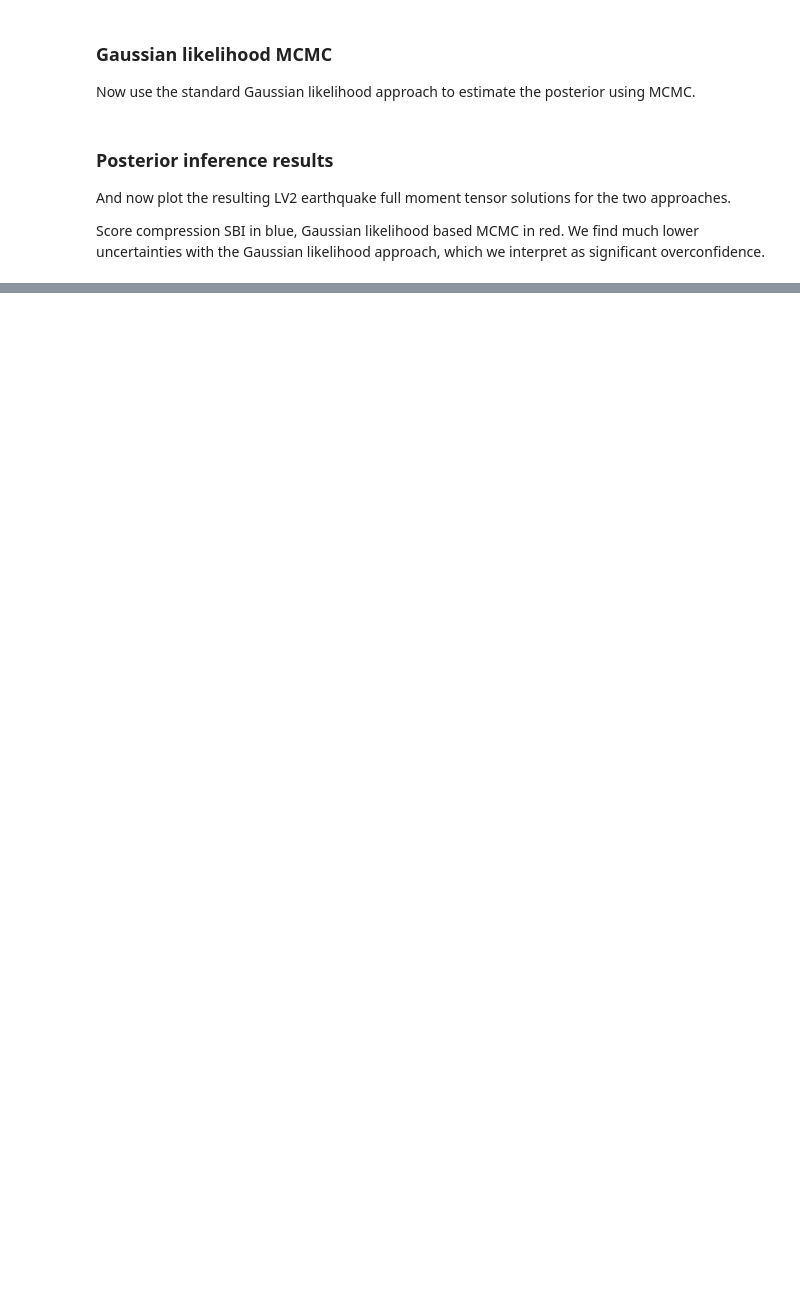
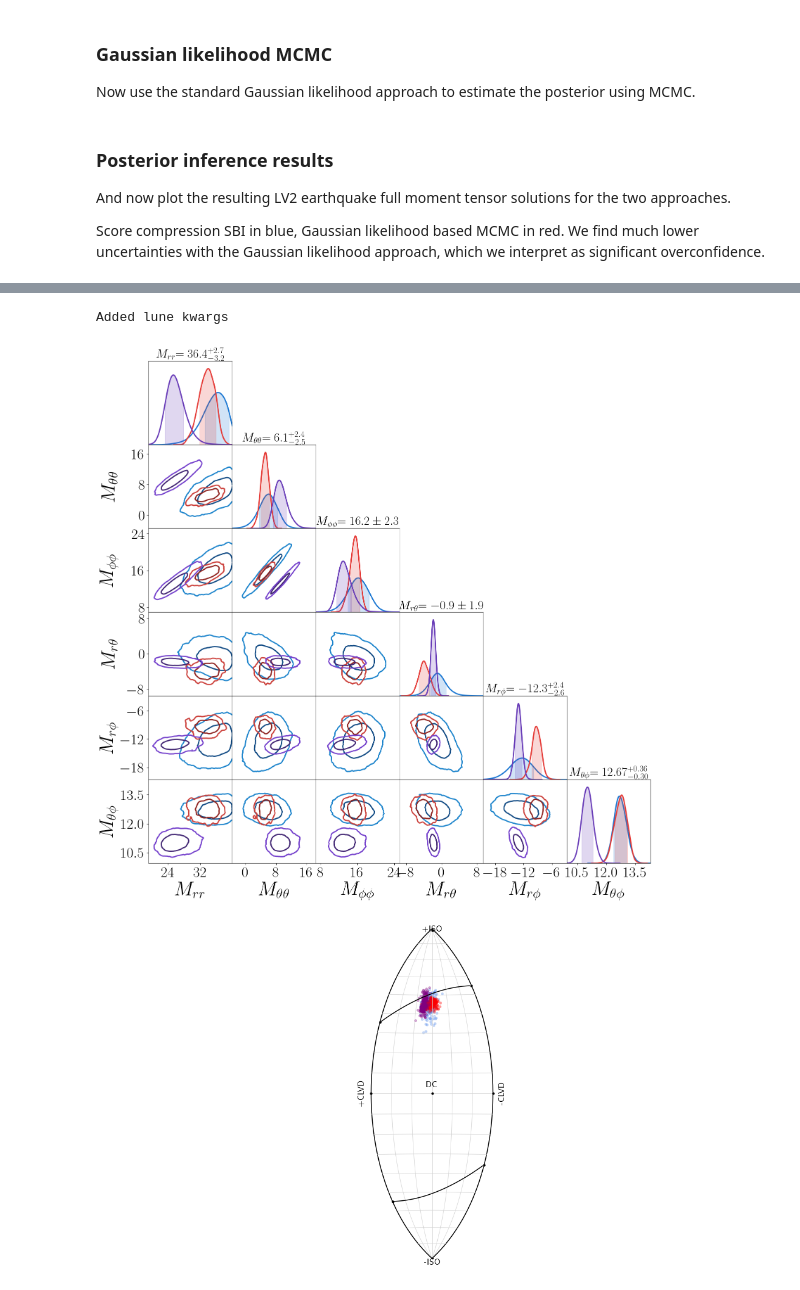
Before and after one commit to asaoulis/seismo-sbi, a Jupyter notebook: examples/theory_errors_LV2.ipynb, the cells around one changed output, grey strips where cells are left out. Cells and saved outputs as stored; diff of their text form; code cells hidden in the pictures; blank space fills up the shorter version.

Commit message:
CPS dynamic path, add theory ML model to example notebook

```diff
--- a/examples/theory_errors_LV2.ipynb
+++ b/examples/theory_errors_LV2.ipynb
@@ -49,5 +65,5 @@ At receiver init [0, 0, 0, 0, 0]
 # %%
-import os
+from copy import deepcopy
 from seismo_sbi.sbi.configuration import SBI_Configuration
 from seismo_sbi.sbi.pipeline import SingleEventPipeline
 from seismo_sbi.sbi import utils as utils
@@ -65,6 +81,7 @@ Pipeline = SingleEventPipeline
 sbi_pipeline = Pipeline(config.pipeline_parameters, config_path)
 sbi_pipeline.compression_methods = config.compression_methods
 sbi_pipeline.load_seismo_parameters(config.sim_parameters, config.model_parameters, config.dataset_parameters)
+original_parameters = deepcopy(sbi_pipeline.parameters)
 # %% [output]
 Parsing config file...
 At receiver init [4, 1, 1, 2, 4]
@@ -296,0 +329,10 @@ Added lune kwargs
+# %%
+from seismo_sbi.sbi.compression.ML.train import CompressionTrainer
+
+components = sbi_pipeline.data_manager.data_loader.components
+station_locations = sbi_pipeline.simulation_parameters.receivers.get_station_locations_array()
+dim = 256
+trainer = CompressionTrainer(components, station_locations, dim, dim)
+# you should now have a file named: ml-checkpoints/checkpoints/best_model-LV2.ckpt
+ckpt = trainer.load_best('./ml-checkpoints')
+posterior = trainer.build_posterior()
@@ -296,0 +343,21 @@ Added lune kwargs
+# %%
+from seismo_sbi.sbi.types.results import InversionData
+import torch
+from seismo_sbi.sbi.scalers import ZeroOneScaler, FlexibleScaler
+
+data_scaler = FlexibleScaler(original_parameters)
+forward_time_shifts = sbi_pipeline.simulation_parameters.receivers.receiver_time_shifts_map
+# we undo the time_shifts we applied for the other two methods,
+# since the ML compressor was trained on unshifted data
+inverted_time_shifts ={k:-v for k,v in forward_time_shifts.items()}
+
+shifted_real_event = sbi_pipeline.data_manager.data_loader.load_simulation_data_array_with_shifts(config.real_event_jobs['LV2'], inverted_time_shifts)
+real_data_vector = shifted_real_event.reshape(5,3,-1)
+
+tensor_obs = torch.as_tensor(real_data_vector).to('cuda').unsqueeze(0)  # add batch dimension
+samples = posterior.sample((10000,),tensor_obs, show_progress_bars=True)
+ml_inversion_data  = InversionData(
+        theta0=None,
+        samples=data_scaler.inverse_transform(samples.cpu().numpy()),
+        data_scaler=data_scaler,
+)
@@ -296,0 +370,14 @@ Added lune kwargs
+# %%
+from seismo_sbi.sbi.pipeline import SBIPipelinePlotter
+plotter = SBIPipelinePlotter('', sbi_pipeline.parameters)
+plotter.initialise_posterior_plotter(None, sbi_pipeline.parameters.parameter_to_vector('information')[:6])
+lune_kwargs = {'plot_beachballs': False}
+kwargs = {'lune_kwargs': lune_kwargs}
+
+samples_theta0_dict['ML-based compression'] = ml_inversion_data
+
+plotter.plot_chain_consumer('.',f'100k_all_inversions',samples_theta0_dict, savefig=False, **kwargs)
+# %% [output]
+Added lune kwargs
+[figure, added]
+[figure, added]
```
Also changed, not shown: parts of 13 cells of this notebook, 6 other files.
